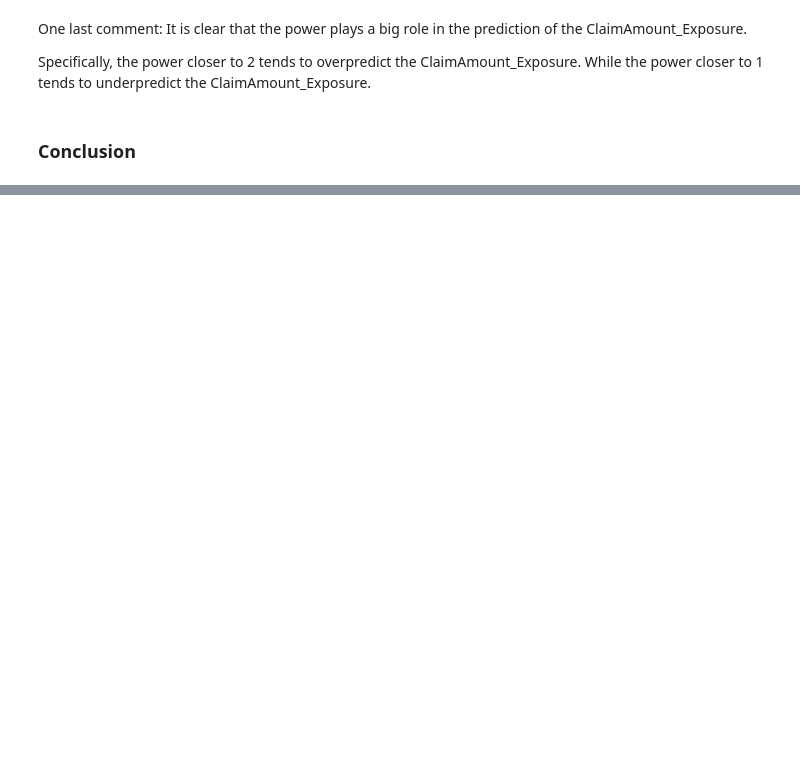
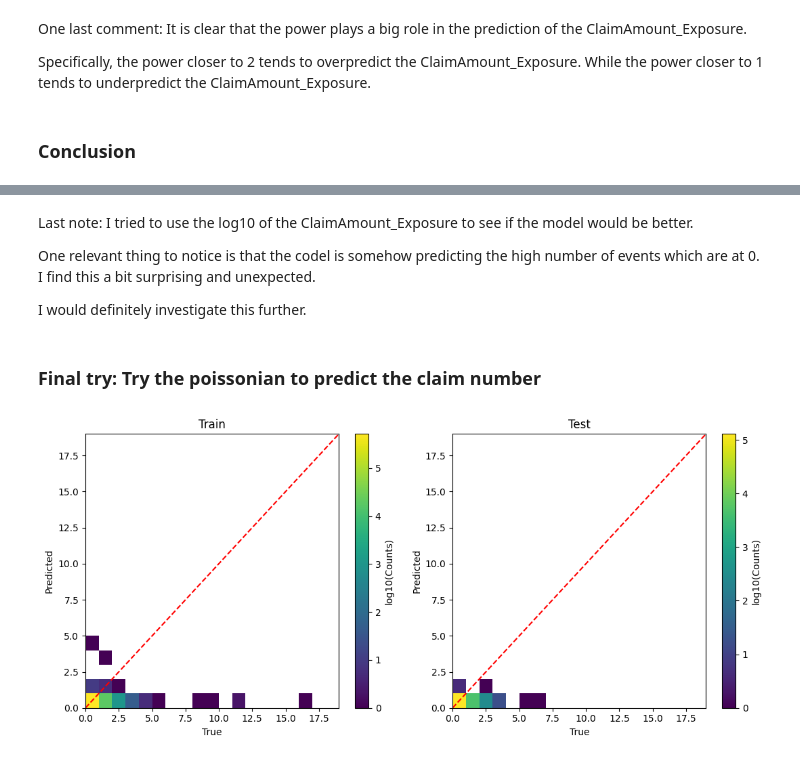
Before and after one commit to fedbont94/huk_coburg, a Jupyter notebook: coding_challenge.ipynb, the cells around one changed output, grey strips where cells are left out. Saved outputs shown, nothing was run; the diff lists cells and outputs as text; code cells hidden in the pictures; blank space fills up the shorter version.

```diff
--- a/coding_challenge.ipynb
+++ b/coding_challenge.ipynb
@@ -1265,0 +1303,8 @@ The first attempt I would try would be a linear model. Even though it is not a g
+# %% [markdown]
+Last note: I tried to use the log10 of the ClaimAmount_Exposure to see if the model would be better.
+
+One relevant thing to notice is that the codel is somehow predicting the high number of events which are at 0. I find this a bit surprising and unexpected.
+
+I would definitely investigate this further.
+# %% [markdown]
+### Final try: Try the poissonian to predict the claim number
@@ -1265,0 +1313,44 @@ The first attempt I would try would be a linear model. Even though it is not a g
+# %%
+x_train = train[["DrivAge", "BonusMalus", "fVehBrand", "VehPower", "fRegion"]]
+y_train = train["ClaimNb"]
+weights = train["Exposure"]
+
+x_test = test[["DrivAge", "BonusMalus", "fVehBrand", "VehPower", "fRegion"]]
+y_test = test["ClaimNb"]
+# %%
+poisssonRegressor = PoissonRegressor()
+fit_results = poisssonRegressor.fit(x_train, y_train, sample_weight=weights)
+# %%
+# Get the predictions
+train_predictions = fit_results.predict(x_train)
+test_predictions = fit_results.predict(x_test)
+# %%
+# Plot the results
+fig, axs = plt.subplots(1, 2, figsize=(11, 5))
+
+hist, x, y = np.histogram2d(y_train, train_predictions, bins=np.arange(0, 20, 1))
+hist = np.ma.masked_where(hist == 0, hist)
+
+ax = axs[0]
+pc = ax.pcolormesh(x, y, np.log10(hist.T))
+ax.plot(x, x, "r--")
+ax.set_xlabel("True")
+ax.set_ylabel("Predicted")
+ax.set_title("Train")
+fig.colorbar(pc, label="log10(Counts)", ax=ax)
+
+hist, x, y = np.histogram2d(y_test, test_predictions, bins=np.arange(0, 20, 1))
+hist = np.ma.masked_where(hist == 0, hist)
+
+ax = axs[1]
+pc = ax.pcolormesh(x, y, np.log10(hist.T))
+ax.plot(x, x, "r--")
+ax.set_xlabel("True")
+ax.set_ylabel("Predicted")
+ax.set_title("Test")
+fig.colorbar(pc, label="log10(Counts)", ax=ax)
+
+plt.tight_layout()
+plt.show()
+# %% [output]
+[figure, added]
```
Also changed, not shown: parts of 28 cells of this notebook.
